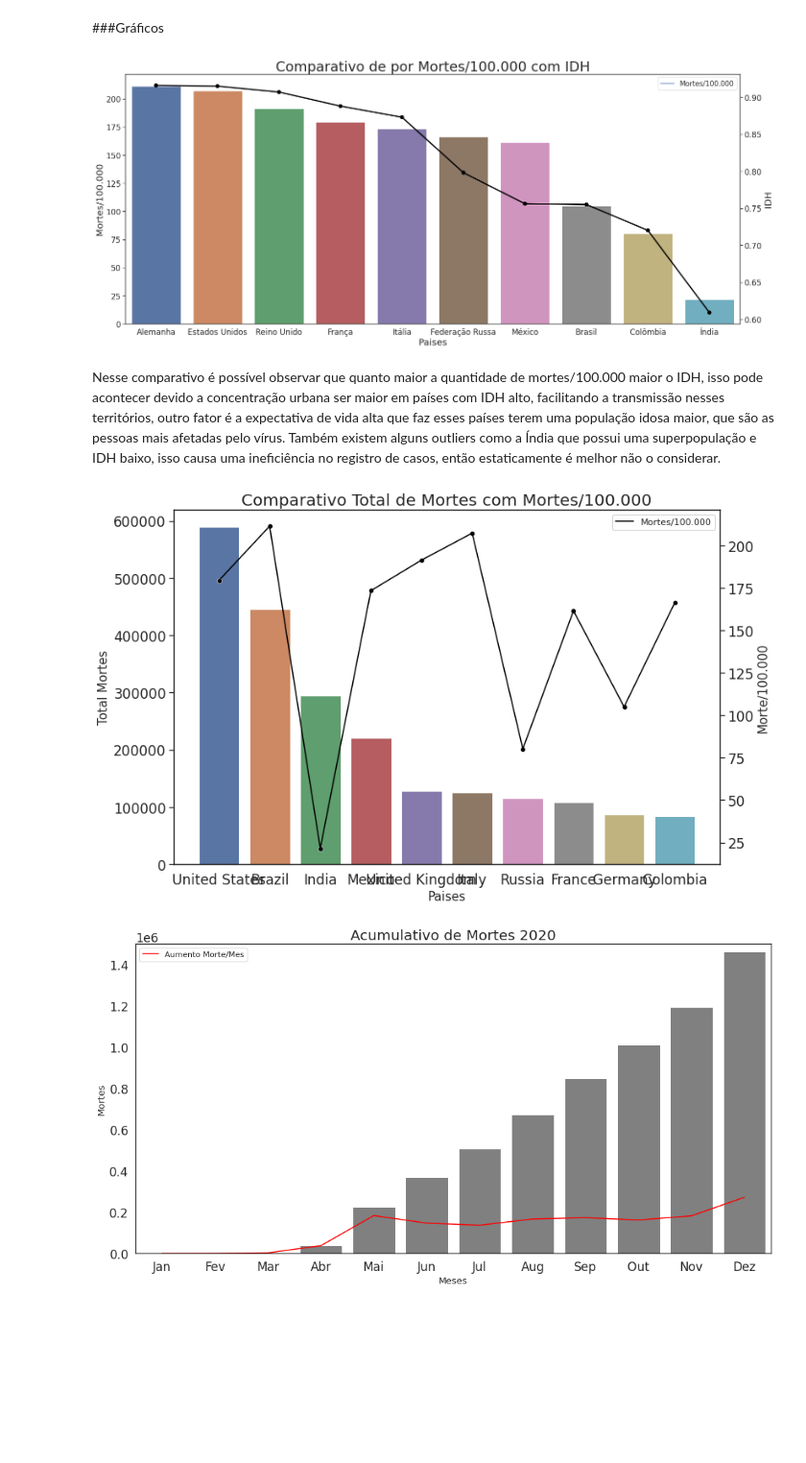
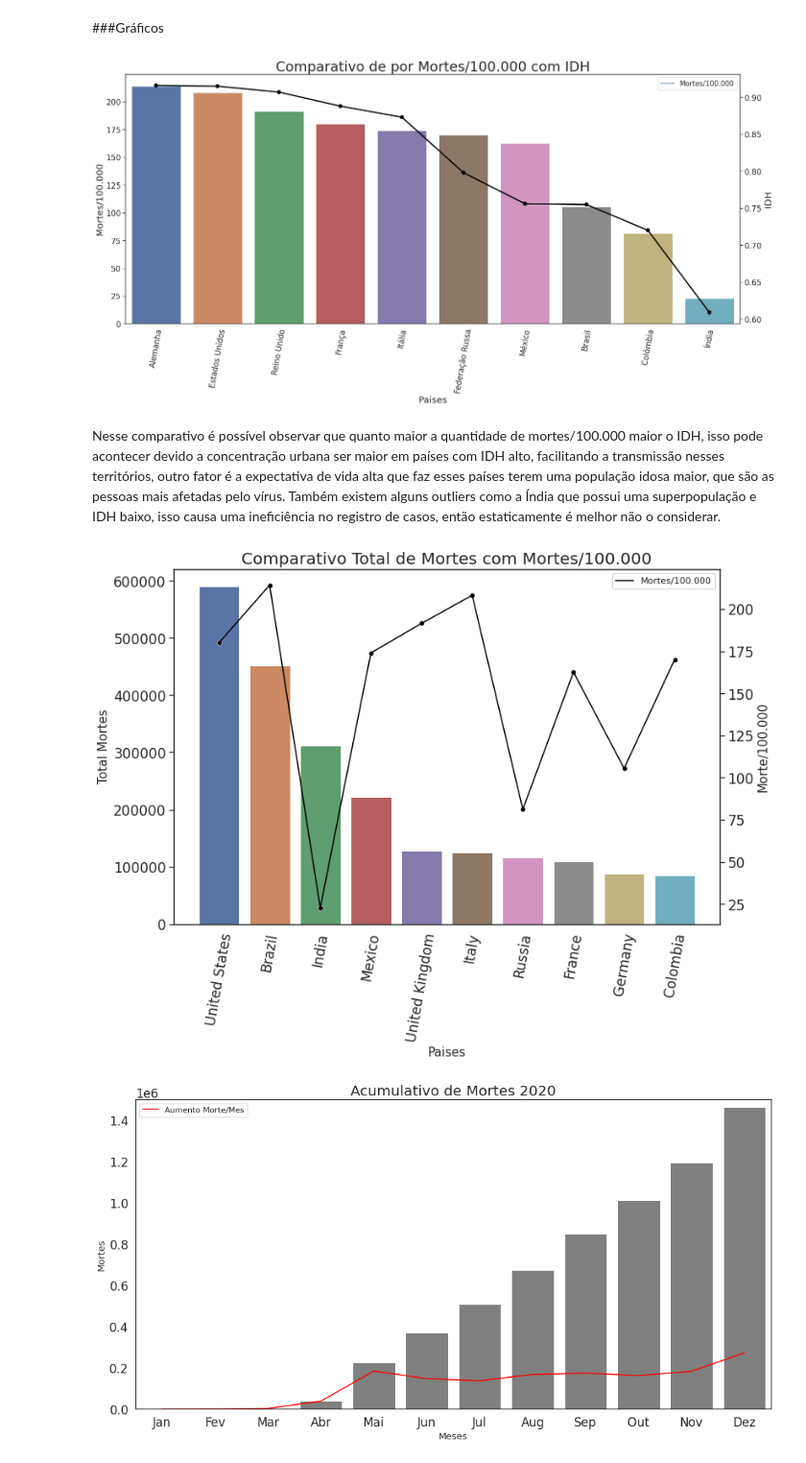
Before and after one commit to guidsantos/analyzeCovidTotalCases, a Jupyter notebook: index.ipynb, the cells around one changed output. Shown at 96% size. Cells and saved outputs as stored; diff of their text form; code cells hidden in the pictures; blank space fills up the shorter version.

```diff
--- a/index.ipynb
+++ b/index.ipynb
@@ -312,14 +312,15 @@ plt.rcParams.update(parameters)
 # %%
 plt.figure(figsize=(24,10))
 plt.title('Comparativo de por Mortes/100.000 com IDH', fontsize=30)
 sns.barplot(x='Paises', y='Mortes/100.000', data=df_rates_ordenado)
+plt.xticks(rotation = 80)
 plt.twinx()
 sns.lineplot(x='IDH', data=df_idh_filtered,label='Mortes/100.000')
 plt.legend(fontsize=15)
 sns.pointplot(y='IDH', x='Pais', data=df_idh_filtered, color='black')
 plt.show()
 # %% [output]
-[figure, old version]
+[figure, new version]
 # %% [markdown]
 Nesse comparativo é possível observar que quanto maior a quantidade de mortes/100.000 maior o IDH, isso pode acontecer devido a concentração urbana ser maior em países com IDH alto, facilitando a transmissão nesses territórios, outro fator é a expectativa de vida alta que faz esses países terem uma população idosa maior, que são as pessoas mais afetadas pelo vírus. Também existem alguns outliers como a Índia que possui uma superpopulação e IDH baixo, isso causa uma ineficiência no registro de casos, então estaticamente é melhor não o considerar.
 # %%
@@ -328,6 +329,7 @@ fig, ax = plt.subplots(figsize=fig_dims)
 sns.barplot(data=df_death_rates_filtered, x='Paises', y='Total Mortes', ax=ax)
 plt.ylabel('Total Mortes', fontsize=15)
 plt.xlabel('Paises', fontsize=15)
+plt.xticks(rotation = 80)
 plt.twinx()
 sns.lineplot(data=df_death_rates_filtered, x='Paises', y='Mortes/100.000', color='black', label='Mortes/100.000')
 plt.ylabel('Morte/100.000', fontsize=15)
@@ -335,7 +337,7 @@ sns.scatterplot(data=df_death_rates_filtered, x='Paises', y='Mortes/100.000', co
 plt.title('Comparativo Total de Mortes com Mortes/100.000', fontsize=20)
 plt.show()
 # %% [output]
-[figure, old version]
+[figure, new version]
 # %%
 plt.figure(figsize=(16,8))
 sns.lineplot(x=months, y=Numero, color='red', label='Aumento Morte/Mes')
```
Also changed, not shown: parts of 4 cells of this notebook.
